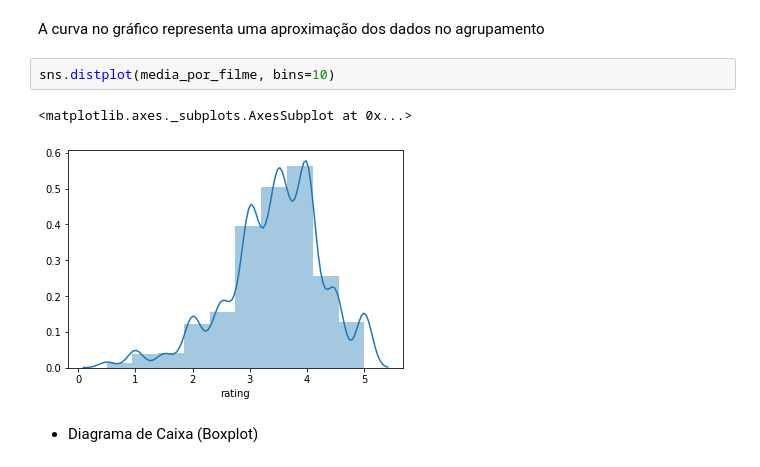
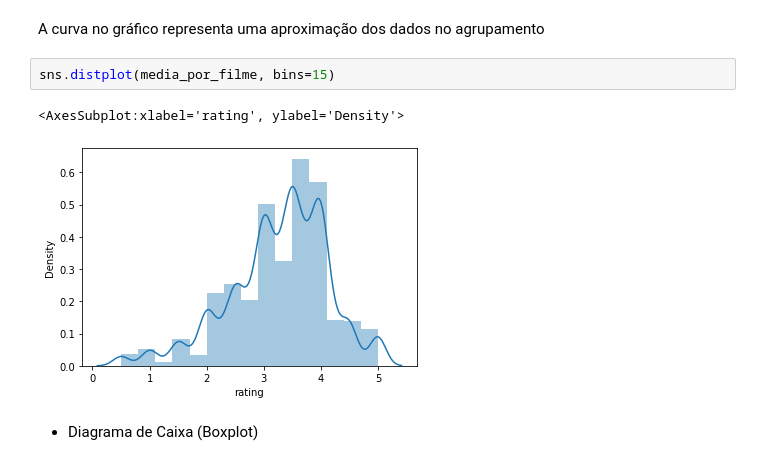
Before and after one commit to loreanunciacao/IntroDataScience, a Jupyter notebook: Analise_Exloratoria.ipynb, the cells around one changed output. Cells and saved outputs as stored; diff of their text form.

```diff
--- a/Analise_Exloratoria.ipynb
+++ b/Analise_Exloratoria.ipynb
@@ -93,10 +89,10 @@ Name: rating, dtype: float64
 # %% [markdown]
 A curva no gráfico representa uma aproximação dos dados no agrupamento
 # %%
-sns.distplot(media_por_filme, bins=10)
+sns.distplot(media_por_filme, bins=15)
 # %% [output]
-<matplotlib.axes._subplots.AxesSubplot at 0x...>
+<AxesSubplot:xlabel='rating', ylabel='Density'>
-[figure, old version]
+[figure, new version]
 # %% [markdown]
 * Diagrama de Caixa (Boxplot)
 # %%
```
Also changed, not shown: parts of 5 cells of this notebook.
